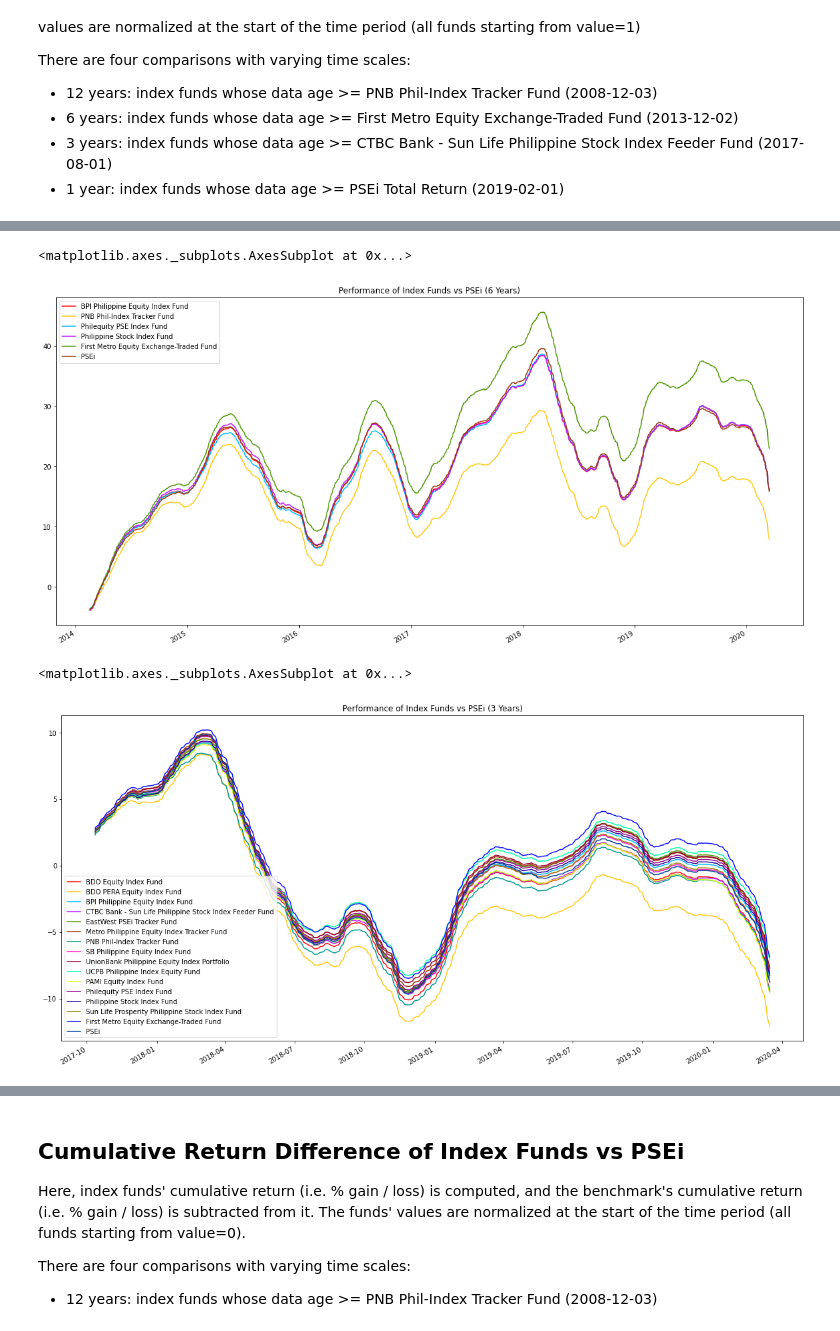
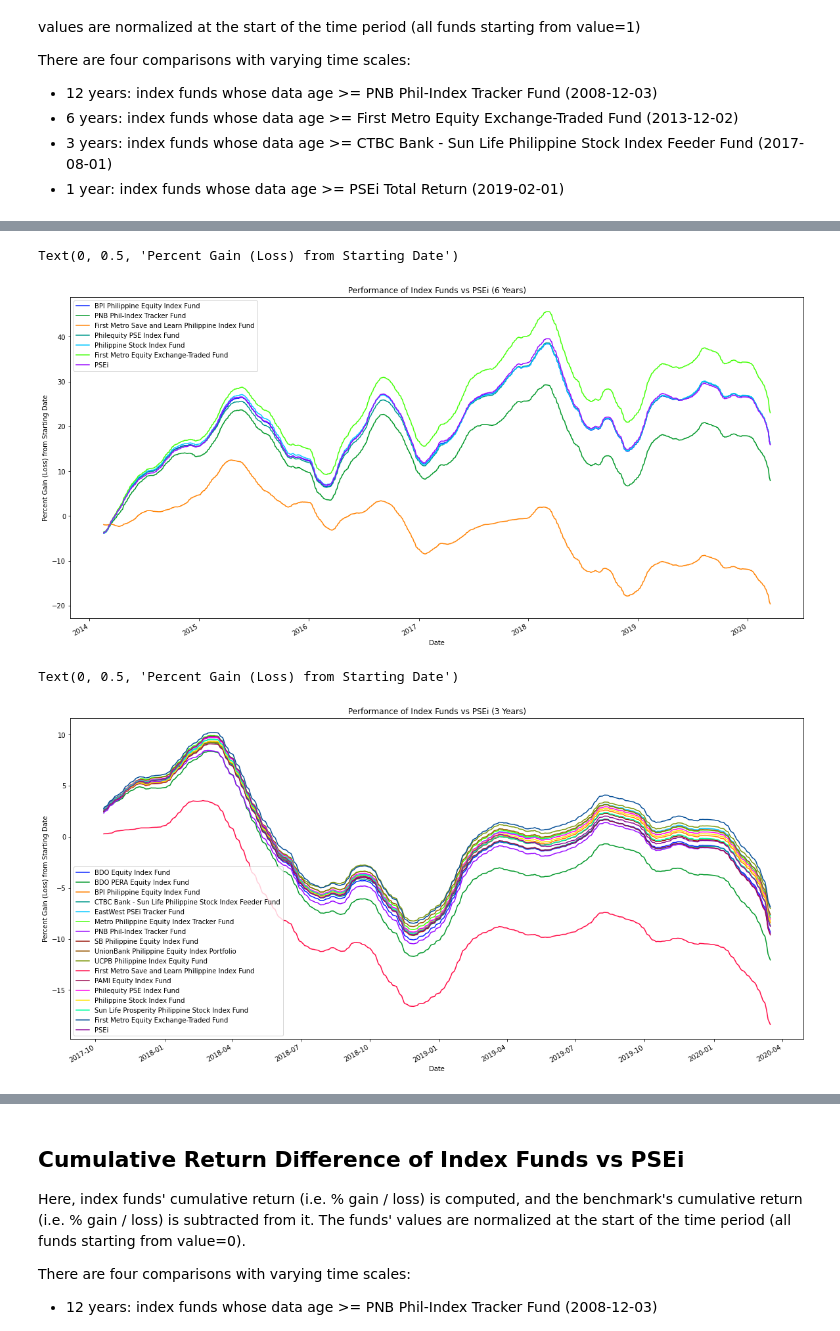
Before and after one commit to wdjose/pse-index-funds, a Jupyter notebook: index-fund-comparison.ipynb, the cells around one changed output, grey strips where cells are left out. Cells and saved outputs as stored; diff of their text form; code cells hidden in the pictures.

```diff
--- a/index-fund-comparison.ipynb
+++ b/index-fund-comparison.ipynb
@@ -155,6 +161,7 @@ fund_names = [
   'SB Philippine Equity Index Fund',
   'UnionBank Philippine Equity Index Portfolio',
   'UCPB Philippine Index Equity Fund',
+  'First Metro Save and Learn Philippine Index Fund',
   'PAMI Equity Index Fund',
   'Philequity PSE Index Fund',
   'Philippine Stock Index Fund',
@@ -233,28 +242,29 @@ for fund in fund_names:
   base = df_tri_comp[fund][df_tri_comp.index == start_date].to_numpy()[0]
   df_tri_comp[fund] = (df_tri_comp[fund] / base - 1) * 100
 
-df_tri_comp.dropna(axis='columns').rolling(window=50).mean().plot(kind='line', figsize=(20,10), color=my_colors(df_tri_comp), title='Performance of Index Funds vs PSEi (6 Years)')
+ax = df_tri_comp.dropna(axis='columns').rolling(window=50).mean().plot(kind='line', figsize=(20,10), color=my_colors(df_tri_comp), title='Performance of Index Funds vs PSEi (6 Years)')
+ax.set_xlabel('Date')
+ax.set_ylabel('Percent Gain (Loss) from Starting Date')
 # %% [output]
-<matplotlib.axes._subplots.AxesSubplot at 0x...>
+Text(0, 0.5, 'Percent Gain (Loss) from Starting Date')
-[figure, old version]
+[figure, new version]
 # %%
-# start_date = fund_start_date['PNB Phil-Index Tracker Fund']
-# start_date = fund_start_date['First Metro Equity Exchange-Traded Fund']
 start_date = fund_start_date['CTBC Bank - Sun Life Philippine Stock Index Feeder Fund']
-# start_date = fund_start_date['PSEi Total Return']
 
 end_date = pd.Timestamp(2020, 3, 16)
 
 df_tri_comp = df[(df.index >= start_date) & (df.index <= end_date)].copy()
 
 for fund in fund_names:
   base = df_tri_comp[fund][df_tri_comp.index == start_date].to_numpy()[0]
   df_tri_comp[fund] = (df_tri_comp[fund] / base - 1) * 100
 
-df_tri_comp.dropna(axis='columns').rolling(window=50).mean().plot(kind='line', figsize=(20,10), color=my_colors(df_tri_comp), title='Performance of Index Funds vs PSEi (3 Years)')
+ax = df_tri_comp.dropna(axis='columns').rolling(window=50).mean().plot(kind='line', figsize=(20,10), color=my_colors(df_tri_comp), title='Performance of Index Funds vs PSEi (3 Years)')
+ax.set_xlabel('Date')
+ax.set_ylabel('Percent Gain (Loss) from Starting Date')
 # %% [output]
-<matplotlib.axes._subplots.AxesSubplot at 0x...>
+Text(0, 0.5, 'Percent Gain (Loss) from Starting Date')
-[figure, old version]
+[figure, new version]
 # %%
 start_date = fund_start_date['PSEi Total Return']
 
```
Also changed, not shown: parts of 15 cells of this notebook, 2 other files.
